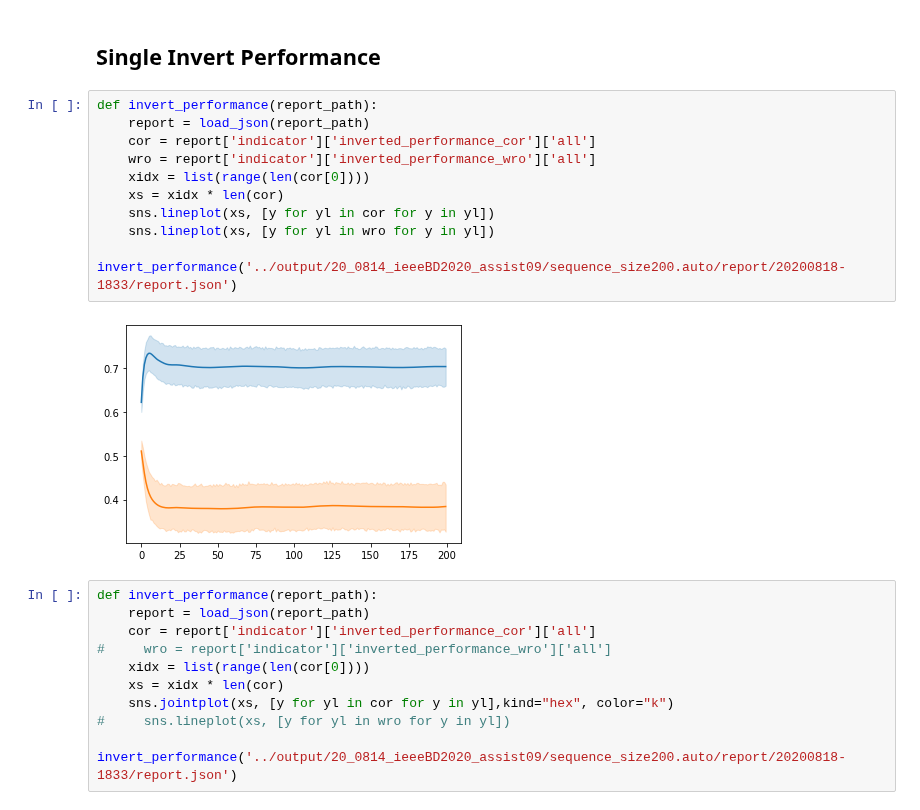
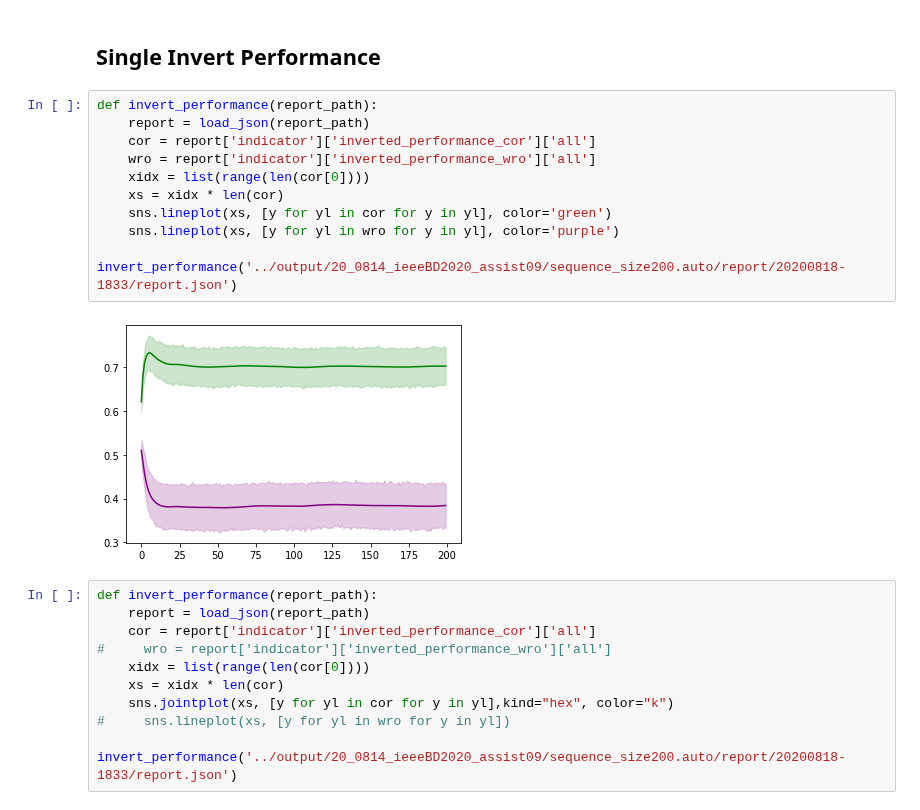
Before and after one commit to qqpann/KnowledgeTracing, a Jupyter notebook: notebook/Results_IEEE2020.ipynb, the cells around one changed output. Saved outputs shown, nothing was run; the diff lists cells and outputs as text.

```diff
--- a/notebook/Results_IEEE2020.ipynb
+++ b/notebook/Results_IEEE2020.ipynb
@@ -333,16 +338,16 @@ lc('20_0815_ieeeBD2020_assist09_pre', 'waviness_l2', legend=True)
 # %%
 def invert_performance(report_path):
     report = load_json(report_path)
     cor = report['indicator']['inverted_performance_cor']['all']
     wro = report['indicator']['inverted_performance_wro']['all']
     xidx = list(range(len(cor[0])))
     xs = xidx * len(cor)
-    sns.lineplot(xs, [y for yl in cor for y in yl])
-    sns.lineplot(xs, [y for yl in wro for y in yl])
+    sns.lineplot(xs, [y for yl in cor for y in yl], color='green')
+    sns.lineplot(xs, [y for yl in wro for y in yl], color='purple')
 
 invert_performance('../output/20_0814_ieeeBD2020_assist09/sequence_size200.auto/report/20200818-1833/report.json')
 # %% [output]
-[figure, old version]
+[figure, new version]
 # %%
 def invert_performance(report_path):
     report = load_json(report_path)
```
Also changed, not shown: parts of 5 cells of this notebook, 7 other files.
